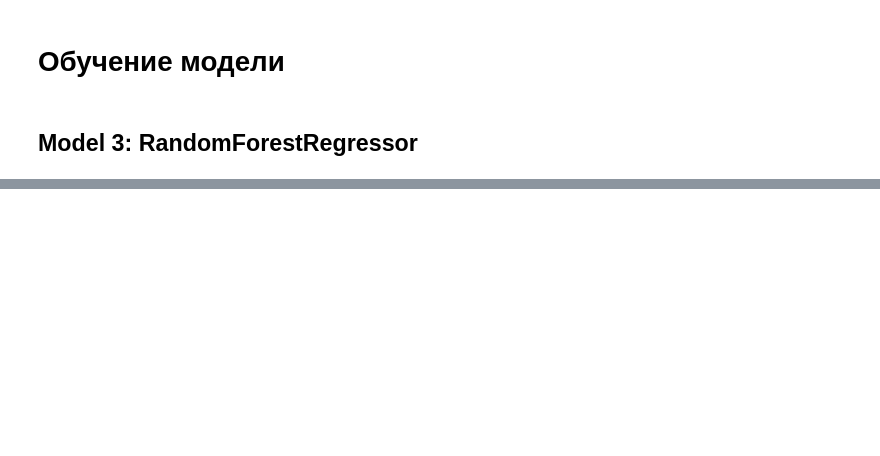
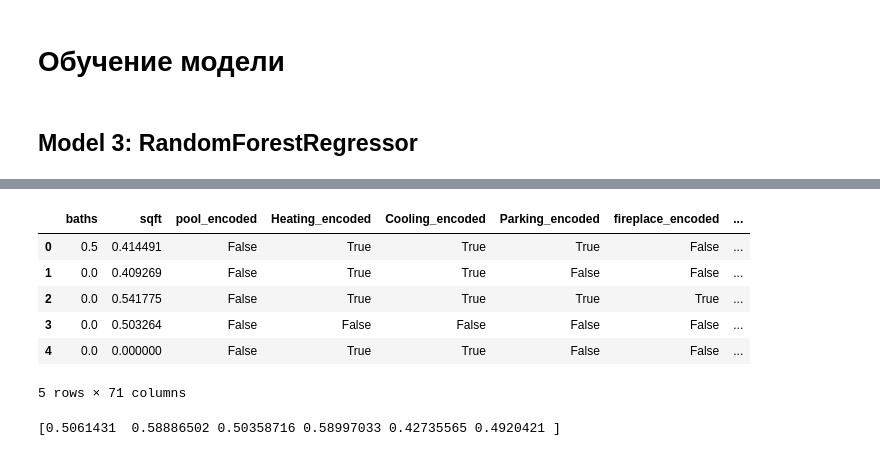
Before and after one commit to metalin37/Diploma-project-forecasting-the-cost-of-housing, a Jupyter notebook: 4_Model_push.ipynb, the cells around one changed output, grey strips where cells are left out. Drawn from its saved outputs; the diff is of its cells as text; code cells hidden in the pictures; blank space fills up the shorter version.

```diff
--- a/4_Model_push.ipynb
+++ b/4_Model_push.ipynb
@@ -78,0 +185,48 @@ Test R2: 0.83
+# %%
+# Обработка новых данных функцией preproc_data
+preprocessed_df_test = preproc_data(df_test)
+# Удаление колонки target, поскольку она будет предсказана моделью
+X_test = preprocessed_df_test.drop('target', axis=1)
+columns_order = ['baths', 'sqft', 'pool_encoded', 'Heating_encoded',
+                'Cooling_encoded', 'Parking_encoded', 'fireplace_encoded',
+                'school_rating _mean', 'school_dist_min', 'status_Active',
+                'status_Auction', 'status_Back on Market', 'status_Coming Soon',
+                'status_Contingent', 'status_For Rent', 'status_For Sale',
+                'status_Foreclosure', 'status_Other', 'status_Pending',
+                'status_Price Change', 'status_Under Contract', 'state_AZ', 'state_CA',
+                'state_CO', 'state_DC', 'state_DE', 'state_FL', 'state_GA', 'state_IA',
+                'state_IL', 'state_IN', 'state_KY', 'state_MA', 'state_MD', 'state_ME',
+                'state_MI', 'state_MO', 'state_MS', 'state_MT', 'state_NC', 'state_NJ',
+                'state_NV', 'state_NY', 'state_OH', 'state_OK', 'state_OR', 'state_PA',
+                'state_SC', 'state_TN', 'state_TX', 'state_UT', 'state_VA', 'state_VT',
+                'state_WA', 'state_WI', 'Type_apartment', 'Type_condo',
+                'Type_historical', 'Type_land', 'Type_miscellaneous',
+                'Type_mobile_home', 'Type_modern', 'Type_multi_family_home',
+                'Type_other', 'Type_ranch', 'Type_single_family_home', 'Type_townhouse',
+                'state_label', 'year_ord', 'city_label', 'zip_label']
+
+for column in columns_order:
+    if column not in X_test.columns:
+        X_test[column] = 0
+
+# Переупорядочить столбцы в соответствии с заданным списком
+X_test = X_test[columns_order]
+
+# Выведите обновленный датафрейм
+X_test.head()
+# %% [output]
+|  | baths | sqft | pool_encoded | Heating_encoded | Cooling_encoded | Parking_encoded | fireplace_encoded | ... |
+| 0 | 0.5 | 0.414491 | False | True | True | True | False | ... |
+| 1 | 0.0 | 0.409269 | False | True | True | False | False | ... |
+| 2 | 0.0 | 0.541775 | False | True | True | True | True | ... |
+| 3 | 0.0 | 0.503264 | False | False | False | False | False | ... |
+| 4 | 0.0 | 0.000000 | False | True | True | False | False | ... |
+5 rows × 71 columns
+# %%
+# Получаем предсказание целевой переменной для тестовых данных
+target = rf_regressor.predict(X_test)
+
+# Выводим предсказание
+print(target)
+# %% [output]
+[0.5061431  0.58886502 0.50358716 0.58997033 0.42735565 0.4920421 ]
```
Also changed, not shown: parts of 8 cells of this notebook, 1 other file.
